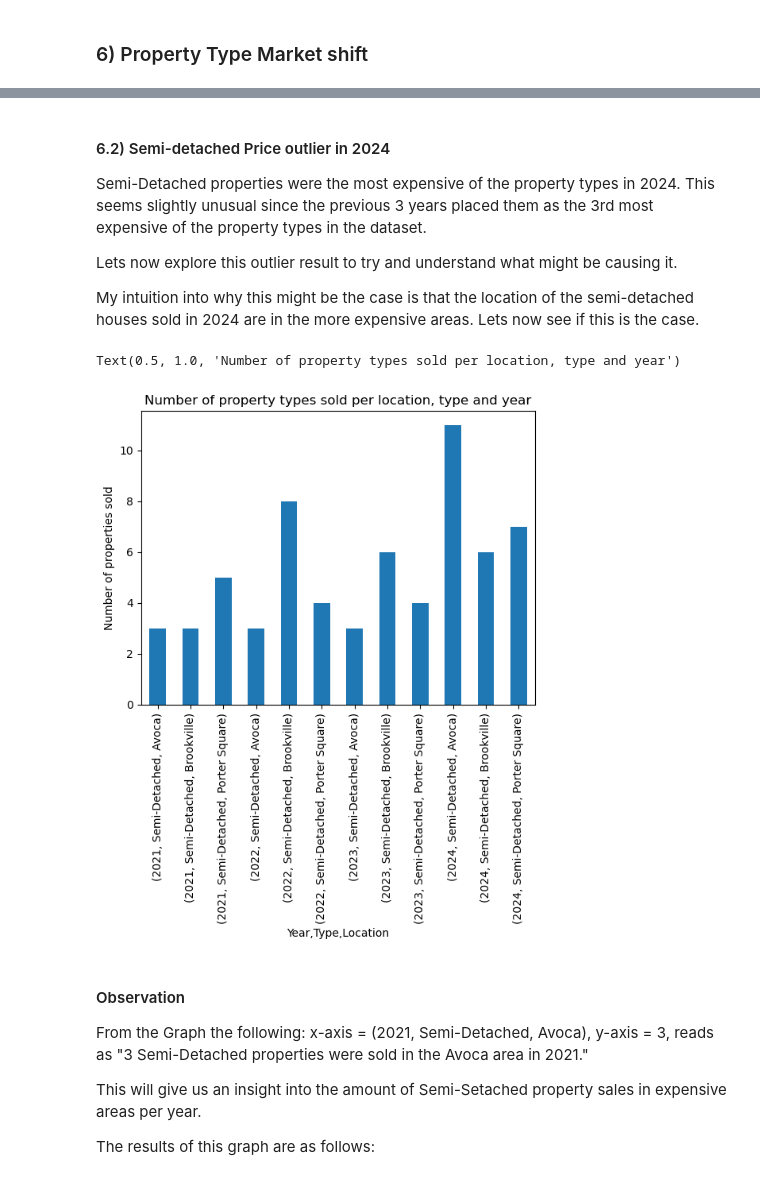
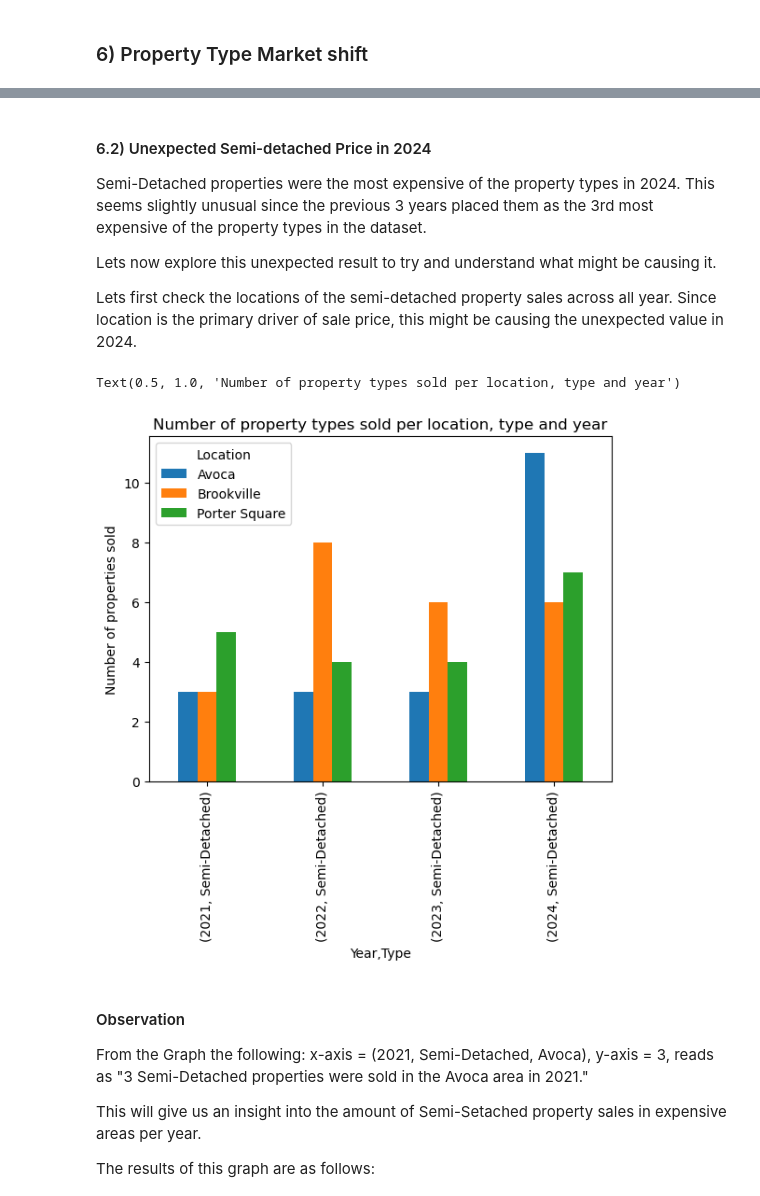
Before and after one commit to frederick2003/Property-Sales-Data-Analysis, a Jupyter notebook: Analysis.ipynb, the cells around one changed output, grey strips where cells are left out. Cells and saved outputs as stored; diff of their text form; code cells hidden in the pictures.

Commit message:
Improved markdown formatting + fixed bug in parsing property details during web scrapping

```diff
--- a/Analysis.ipynb
+++ b/Analysis.ipynb
@@ -161,14 +153,14 @@ Entries in the Garden column are of the following formats:
 
 Lets perform some processing to map the "???" entries to "Unknown"
 # %%
-# Dictionary to map "???" entry to "Unknown"
-map1 = {"???":"Unknown"}
+# Dictionary to map "???" entries to "Unknown"
+questionmark_to_unknown_map = {"???":"Unknown"}
 # %%
-# For each entry in the "Garden" column in the 4 dataframes "???" entries are replaced with "Unknown"
-df_2021["Garden"] = df_2021["Garden"].replace(map1)
-df_2022["Garden"] = df_2022["Garden"].replace(map1)
-df_2023["Garden"] = df_2023["Garden"].replace(map1)
-df_2024["Garden"] = df_2024["Garden"].replace(map1)
+# "???" entries are replaced with "Unknown"
+df_2021["Garden"] = df_2021["Garden"].replace(questionmark_to_unknown_map)
+df_2022["Garden"] = df_2022["Garden"].replace(questionmark_to_unknown_map)
+df_2023["Garden"] = df_2023["Garden"].replace(questionmark_to_unknown_map)
+df_2024["Garden"] = df_2024["Garden"].replace(questionmark_to_unknown_map)
 # %% [markdown]
 #### Garage
 Entries in the Garage column are of the following formats:
@@ -178,12 +170,12 @@ Entries in the Garage column are of the following formats:
 
 Lets perform some processing to map the "???" entries to "Unknown"
 # %%
-# Since the entries are of the same  values as the "Garden" column we can use the same maping dictionary as
+# Since the entries are of the same format as the "Garden" column we can use the same maping dictionary as
 # before for the four dataframes.
-df_2021["Garage"] = df_2021["Garage"].replace(map1)
-df_2022["Garage"] = df_2022["Garage"].replace(map1)
-df_2023["Garage"] = df_2023["Garage"].replace(map1)
-df_2024["Garage"] = df_2024["Garage"].replace(map1)
+df_2021["Garage"] = df_2021["Garage"].replace(questionmark_to_unknown_map)
+df_2022["Garage"] = df_2022["Garage"].replace(questionmark_to_unknown_map)
+df_2023["Garage"] = df_2023["Garage"].replace(questionmark_to_unknown_map)
+df_2024["Garage"] = df_2024["Garage"].replace(questionmark_to_unknown_map)
 # %% [markdown]
 #### Type
 Entries in the Type column are of the following formats:
@@ -411,21 +420,28 @@ Trends stay constant throughout the years with the following characteristics:
 # %% [markdown]
-#### 6.2) Semi-detached Price outlier in 2024
+#### 6.2) Unexpected Semi-detached Price in 2024
 
 Semi-Detached properties were the most expensive of the property types in 2024. This seems slightly unusual since the previous 3 years placed them as the 3rd most expensive of the property types in the dataset.
 
-Lets now explore this outlier result to try and understand what might be causing it.
+Lets now explore this unexpected result to try and understand what might be causing it.
 
-My intuition into why this might be the case is that the location of the semi-detached houses sold in 2024 are in the more expensive areas. Lets now see if this is the case.
+Lets first check the locations of the semi-detached property sales across all year. Since location is the primary driver of sale price, this might be causing the unexpected value in 2024.
 # %%
+# Define a set of property locations we want to plot
 expensive_area_set = {"Avoca","Brookville","Porter Square"}
+
+# x axis = semi-detached properties in expensive areas, y axis = number of property sales
 semi_detached_properties_in_expensive_areas = master_df[(master_df["Type"] == "Semi-Detached") & (master_df["Location"].isin(expensive_area_set))]
-property_type_per_location = semi_detached_properties_in_expensive_areas.groupby(["Year","Type","Location"]).size()
+property_type_per_location = semi_detached_properties_in_expensive_areas.groupby(["Year","Type","Location"]).size().unstack()
+
+# Graph plotting
 property_type_per_location.plot(kind="bar")
+
+# Graph formatting.
 plt.ylabel("Number of properties sold")
 plt.title("Number of property types sold per location, type and year")
 # %% [output]
 Text(0.5, 1.0, 'Number of property types sold per location, type and year')
-[figure, old version]
+[figure, new version]
 # %% [markdown]
 #### Observation
 
```
Also changed, not shown: parts of 39 cells of this notebook, 5 other files.
